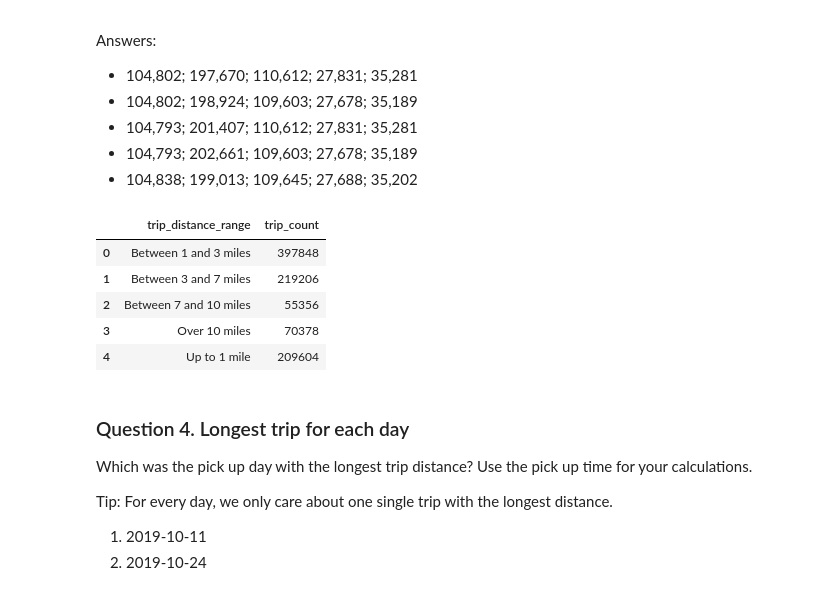
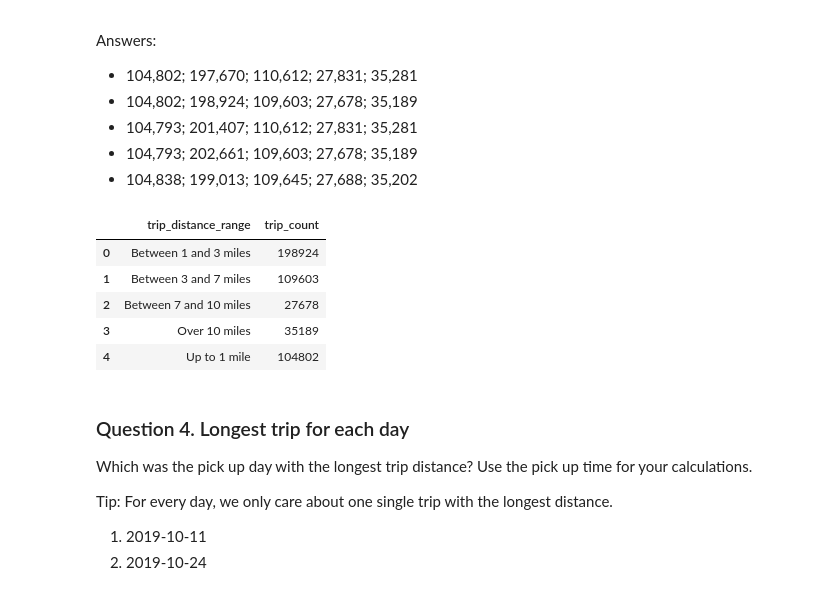
Before and after one commit to niaulans/DE-Zoomcamp2025, a Jupyter notebook: 01-docker-terraform/homework/homework_notebook.ipynb, the cells around one changed output. Saved outputs shown, nothing was run; the diff lists cells and outputs as text; code cells hidden in the pictures.

```diff
--- a/01-docker-terraform/homework/homework_notebook.ipynb
+++ b/01-docker-terraform/homework/homework_notebook.ipynb
@@ -272,32 +272,32 @@ Answers:
 # %%
 query = """
 SELECT
     CASE
         WHEN trip_distance <= 1 THEN 'Up to 1 mile'
         WHEN trip_distance > 1 AND trip_distance <= 3 THEN 'Between 1 and 3 miles'
         WHEN trip_distance > 3 AND trip_distance <= 7 THEN 'Between 3 and 7 miles'
         WHEN trip_distance > 7 AND trip_distance <= 10 THEN 'Between 7 and 10 miles'
         WHEN trip_distance > 10 THEN 'Over 10 miles'
     END AS trip_distance_range,
-    COUNT(lpep_dropoff_datetime) AS trip_count
+    COUNT(*) AS trip_count
 FROM
     green_taxi_trips
 WHERE
     (CAST(lpep_dropoff_datetime AS DATE) >= '2019-10-01') AND (CAST(lpep_dropoff_datetime AS DATE) < '2019-11-01')
 GROUP BY
     trip_distance_range
 ORDER BY
     trip_distance_range ;
 """
 
 pd.read_sql(query, con=engine)
 # %% [output]
 |  | trip_distance_range | trip_count |
-| 0 | Between 1 and 3 miles | 397848 |
-| 1 | Between 3 and 7 miles | 219206 |
-| 2 | Between 7 and 10 miles | 55356 |
-| 3 | Over 10 miles | 70378 |
-| 4 | Up to 1 mile | 209604 |
+| 0 | Between 1 and 3 miles | 198924 |
+| 1 | Between 3 and 7 miles | 109603 |
+| 2 | Between 7 and 10 miles | 27678 |
+| 3 | Over 10 miles | 35189 |
+| 4 | Up to 1 mile | 104802 |
 # %% [markdown]
 ### Question 4. Longest trip for each day
 Which was the pick up day with the longest trip distance? Use the pick up time for your calculations.
```
Also changed, not shown: parts of 5 cells of this notebook, 3 other files.
